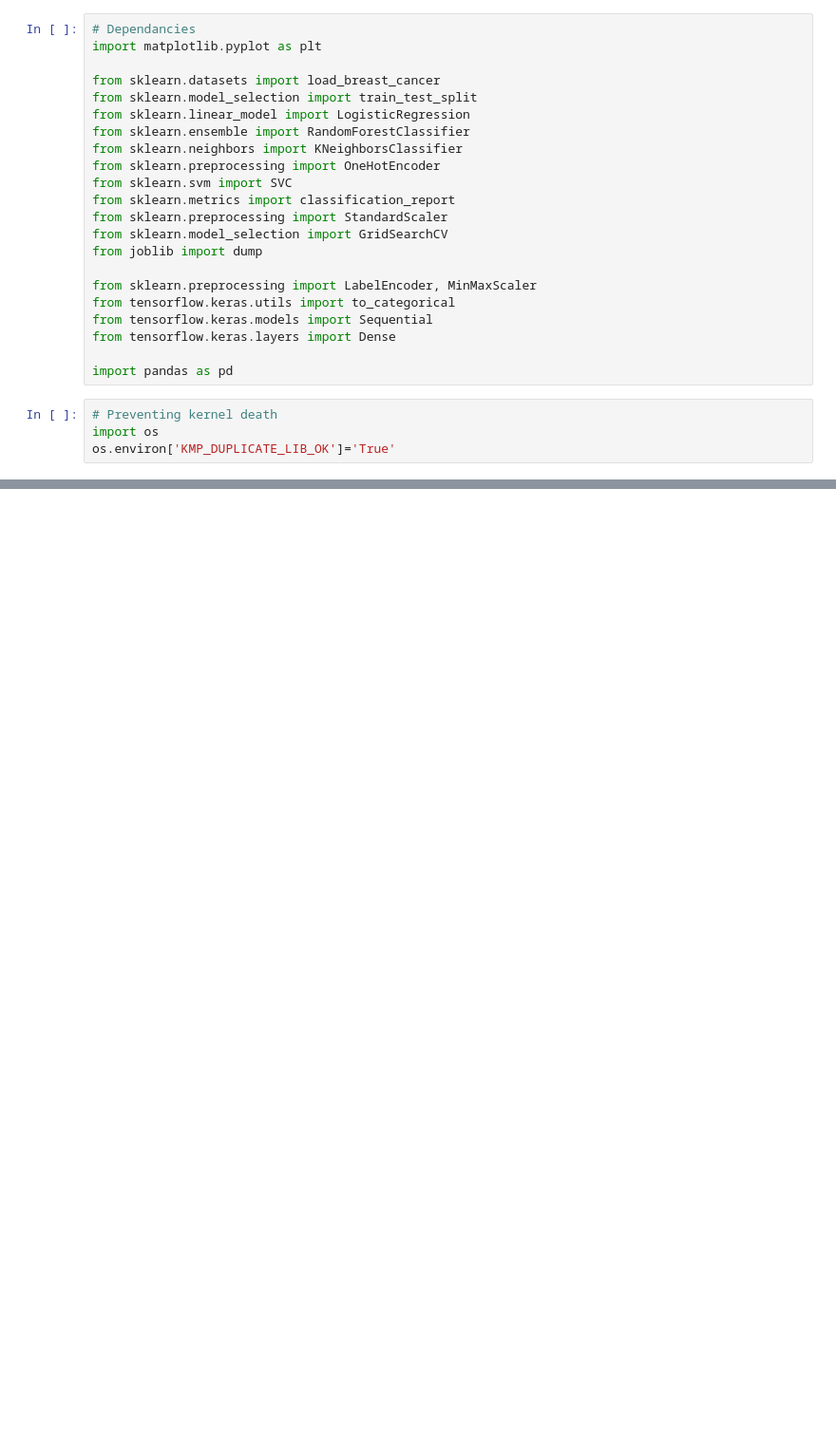
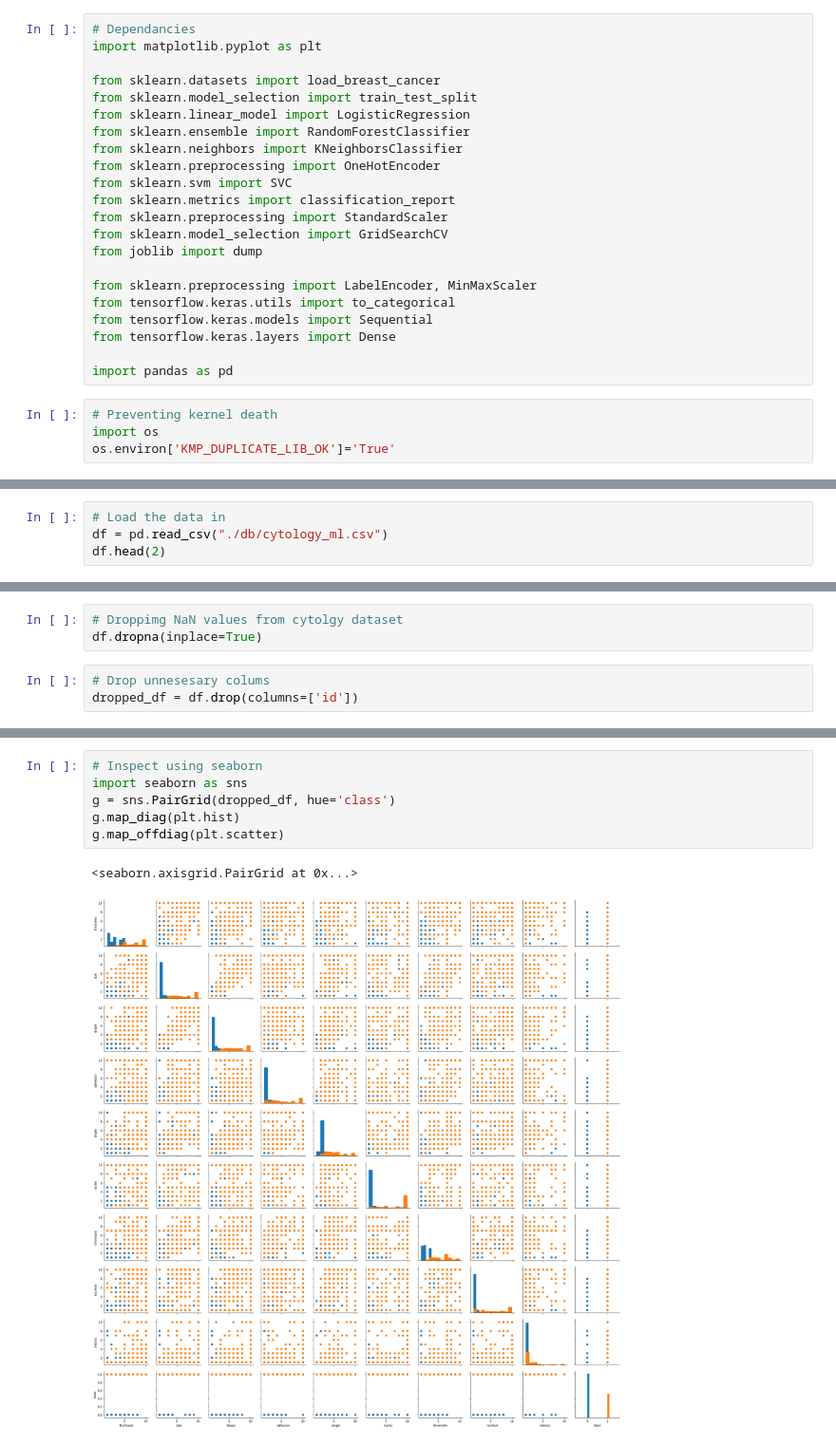
Before and after one commit to ChiqueCode/demo_project_breast_cancer, a Jupyter notebook: ml_models_cytology.ipynb, the cells around one changed output, grey strips where cells are left out. Shown: that part at 95% size. Cells and saved outputs as stored; diff of their text form; blank space fills up the shorter version.

Commit message:
✨ trained and tested models for cytology machine learning part, saved random forest model

```diff
--- a/ml_models_cytology.ipynb
+++ b/ml_models_cytology.ipynb
@@ -97,0 +31,4 @@ _________________________________________________________________
+# %%
+# Load the data in
+df = pd.read_csv("./db/cytology_ml.csv")
+df.head(2)
@@ -97,0 +87,6 @@ _________________________________________________________________
+# %%
+# Droppimg NaN values from cytolgy dataset
+df.dropna(inplace=True)
+# %%
+# Drop unnesesary colums
+dropped_df = df.drop(columns=['id'])
@@ -97,0 +113,9 @@ _________________________________________________________________
+# %%
+# Inspect using seaborn
+import seaborn as sns
+g = sns.PairGrid(dropped_df, hue='class')
+g.map_diag(plt.hist)
+g.map_offdiag(plt.scatter)
+# %% [output]
+<seaborn.axisgrid.PairGrid at 0x...>
+[figure, added]
```
Also changed, not shown: parts of 45 cells of this notebook, 5 other files.
